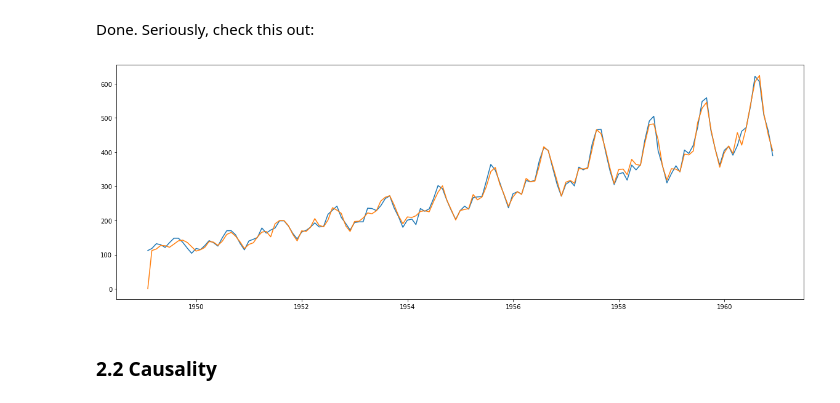
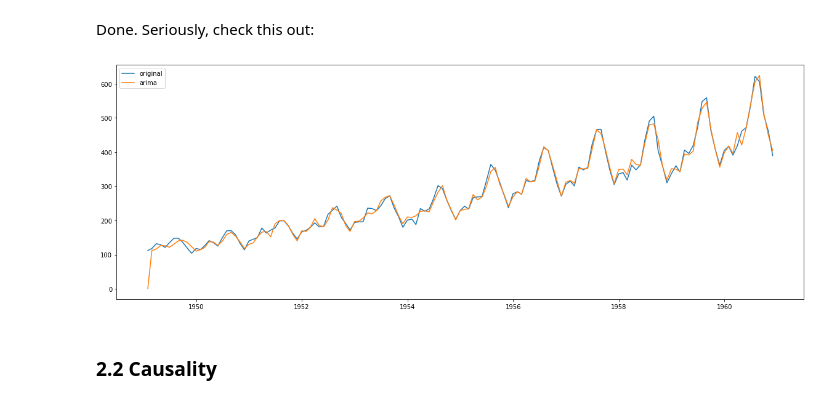
Before and after one commit to LDSSA/batch3-students, a Jupyter notebook: S03 - Time Series/BLU05 - Classical Time Series Models/BLU05 - Learning Notebook - Part 2 of 3 - SARIMAX.ipynb, the cells around one changed output. Drawn from its saved outputs; the diff is of its cells as text; code cells hidden in the pictures.

```diff
--- a/S03 - Time Series/BLU05 - Classical Time Series Models/BLU05 - Learning Notebook - Part 2 of 3 - SARIMAX.ipynb
+++ b/S03 - Time Series/BLU05 - Classical Time Series Models/BLU05 - Learning Notebook - Part 2 of 3 - SARIMAX.ipynb
@@ -113,7 +115,6 @@ The name "integrated" is something that, to be completely honest, baffles me. My
 Anyway, to change the parameter `d`, we follow the same logic as before. Let's set `p` to 1, and try a few values of `d`:
 # %%
 # making the plot smaller, so that the notebook doesn't seem as large an scary
-plt.rcParams["figure.figsize"] = (20,3)
 # %%
 def try_parameter_d(data, d):
     model = ARIMA(data, order=(1, d, 0))
@@ -310,9 +317,10 @@ Done. Seriously, check this out:
 # %%
 plt.plot(airlines, label='original')
 plt.plot(np.exp(predictions), label='arima')
+plt.legend()
 plt.show();
 # %% [output]
-[figure, old version]
+[figure, new version]
 # %% [markdown]
 ### 2.2 Causality
 # %% [markdown]
```
Also changed, not shown: parts of 13 cells of this notebook, 3 other files.
